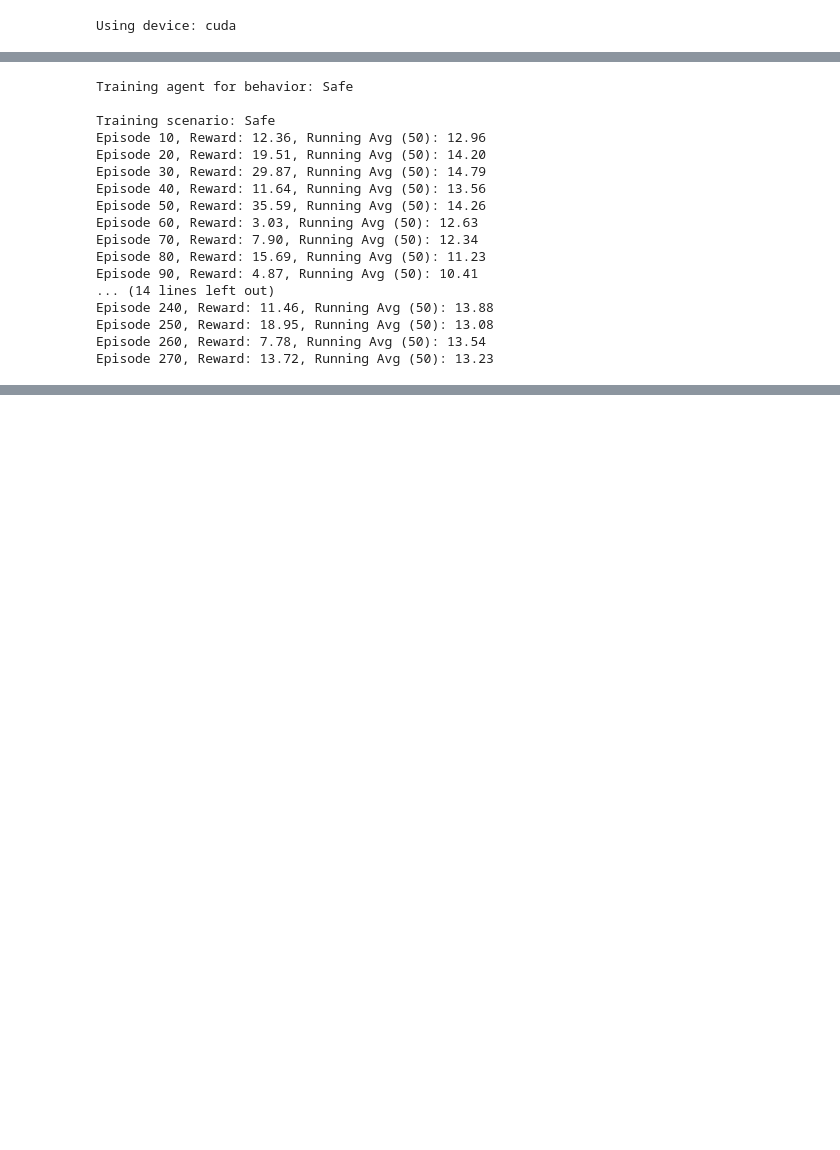
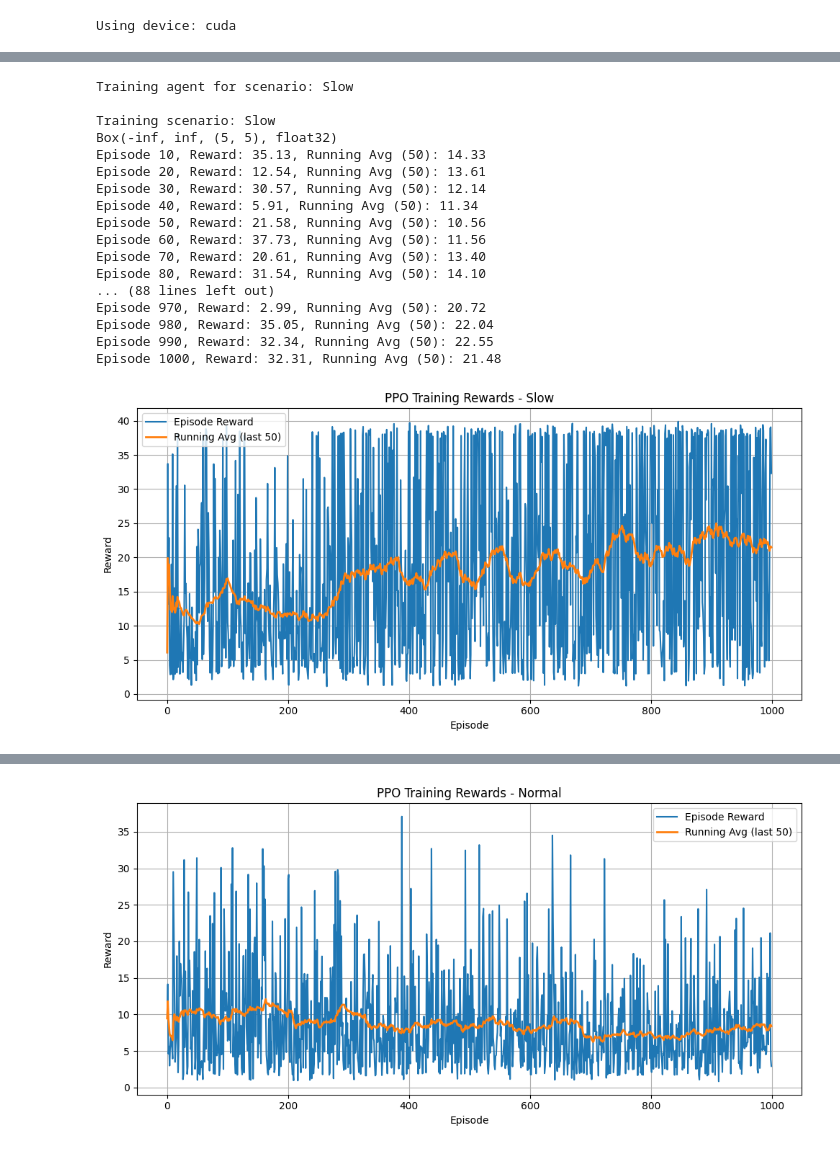
Before and after one commit to brandonkeung/RL-Lane-Control, a Jupyter notebook: RL_PPO.ipynb, the cells around one changed output, grey strips where cells are left out. Cells and saved outputs as stored; diff of their text form; code cells hidden in the pictures; blank space fills up the shorter version.

```diff
--- a/RL_PPO.ipynb
+++ b/RL_PPO.ipynb
@@ -153,7 +170,6 @@ BASE_CONFIG = {
     "observation":       {"type": "Kinematics"},
     "action":            {"type": "DiscreteMetaAction"},
     "lanes_count":       4,
-    "vehicles_count":    50,
     "controlled_vehicles": 1,
     "duration":          40,
     "ego_spacing":       2,
@@ -266,47 +184,30 @@ torch.cuda.empty_cache()
 # %%
-DRIVER_BEHAVIORS = {
-    "Safe": {
-        "reward_speed_range": [15, 25],
-        "collision_reward": -5.0,
-        "lane_change_reward": -0.2,
-        "right_lane_reward": 0.3,
-        "vehicles_density": 1,
-    },
-    "Normal": {
-        "reward_speed_range": [20, 30],
-        "collision_reward": -2.0,
-        "lane_change_reward": 0.0,
-        "right_lane_reward": 0.1,
-        "vehicles_density": 1,
-    },
-    "Aggressive": {
-        "reward_speed_range": [30, 40],
-        "collision_reward": -0.5,
-        "lane_change_reward": +0.3,
-        "right_lane_reward": -0.1,
-        "vehicles_density": 1,
-    },
+
+SCENARIOS = {
+    "Slow":   {"reward_speed_range": [10, 20]},
+    "Normal": {"reward_speed_range": [20, 30]},
+    "Fast":   {"reward_speed_range": [30, 40]},
 }
 
 def train(cfg, label=""):
     env = gym.make("highway-v0", render_mode="rgb_array").unwrapped
     env.configure(cfg)
     print(f"\nTraining scenario: {label}")
+    print(env.observation_space)
 
     state_dim = np.prod(env.observation_space.shape)
     action_dim = env.action_space.n
 
     # PPO hyperparameters
-    max_episodes = 1500
+    max_episodes = 1000
     max_ep_len = 1000
     update_timestep = 4000
     K_epochs = 80
     eps_clip = 0.2
     gamma = 0.99
     lr_actor = 0.0003
-    lr_critic = 0.001
+    lr_critic = 0.003
 
-    # Reward tracking
     episode_reward_history = []
     running_rewards = []
     last_n_reward = 50
@@ -344,53 +245,51 @@ def train(cfg, label=""):
         running_reward = (
             np.mean(episode_reward_history[-last_n_reward:])
             if len(episode_reward_history) > last_n_reward
             else np.mean(episode_reward_history)
         )
         running_rewards.append(running_reward)
-
         if i_episode % 10 == 0:
             print(f"Episode {i_episode}, Reward: {current_ep_reward:.2f}, Running Avg ({last_n_reward}): {running_reward:.2f}")
 
-    # Plot reward history
     plt.figure(figsize=(10, 5))
     plt.plot(episode_reward_history, label="Episode Reward")
     plt.plot(running_rewards, label=f"Running Avg (last {last_n_reward})", linewidth=2)
     plt.xlabel("Episode")
     plt.ylabel("Reward")
-    plt.title(f"PPO Training Rewards – {label}")
+    plt.title(f"PPO Training Rewards - {label}")
     plt.legend()
     plt.grid(True)
     plt.tight_layout()
     plt.show()
 
     env.close()
     return ppo_agent
 
-
 if __name__ == "__main__":
     trained_agents = {}
-    for label, behavior_cfg in DRIVER_BEHAVIORS.items():
+    for label, scenario_cfg in SCENARIOS.items():
         cfg = BASE_CONFIG.copy()
-        cfg.update(behavior_cfg)
-        print(f"\nTraining agent for behavior: {label}")
+        cfg.update(scenario_cfg)
+        print(f"\nTraining agent for scenario: {label}")
         agent = train(cfg, label)
         torch.cuda.empty_cache()
         trained_agents[label] = agent
 # %% [output]
-Training agent for behavior: Safe
+Training agent for scenario: Slow
 
-Training scenario: Safe
-Episode 10, Reward: 12.36, Running Avg (50): 12.96
-Episode 20, Reward: 19.51, Running Avg (50): 14.20
-Episode 30, Reward: 29.87, Running Avg (50): 14.79
-Episode 40, Reward: 11.64, Running Avg (50): 13.56
-Episode 50, Reward: 35.59, Running Avg (50): 14.26
-Episode 60, Reward: 3.03, Running Avg (50): 12.63
-Episode 70, Reward: 7.90, Running Avg (50): 12.34
-Episode 80, Reward: 15.69, Running Avg (50): 11.23
-Episode 90, Reward: 4.87, Running Avg (50): 10.41
-... (14 lines left out)
-Episode 240, Reward: 11.46, Running Avg (50): 13.88
-Episode 250, Reward: 18.95, Running Avg (50): 13.08
-Episode 260, Reward: 7.78, Running Avg (50): 13.54
-Episode 270, Reward: 13.72, Running Avg (50): 13.23
+Training scenario: Slow
+Box(-inf, inf, (5, 5), float32)
+Episode 10, Reward: 35.13, Running Avg (50): 14.33
+Episode 20, Reward: 12.54, Running Avg (50): 13.61
+Episode 30, Reward: 30.57, Running Avg (50): 12.14
+Episode 40, Reward: 5.91, Running Avg (50): 11.34
+Episode 50, Reward: 21.58, Running Avg (50): 10.56
+Episode 60, Reward: 37.73, Running Avg (50): 11.56
+Episode 70, Reward: 20.61, Running Avg (50): 13.40
+Episode 80, Reward: 31.54, Running Avg (50): 14.10
+... (88 lines left out)
+Episode 970, Reward: 2.99, Running Avg (50): 20.72
+Episode 980, Reward: 35.05, Running Avg (50): 22.04
+Episode 990, Reward: 32.34, Running Avg (50): 22.55
+Episode 1000, Reward: 32.31, Running Avg (50): 21.48
+[figure, added]
@@ -397,0 +313 @@ OutOfMemoryError: CUDA out of memory. Tried to allocate 238.42 GiB. GPU 0 has a
+[figure, added]
```
Also changed, not shown: parts of 8 cells of this notebook, 5 other files.
